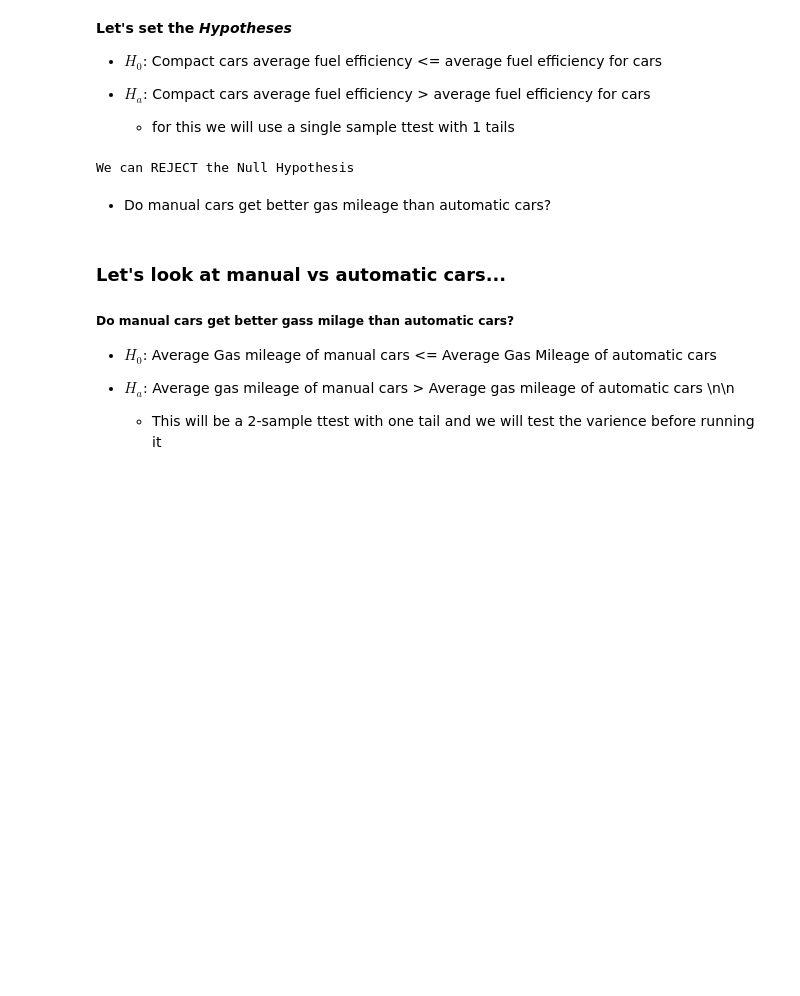
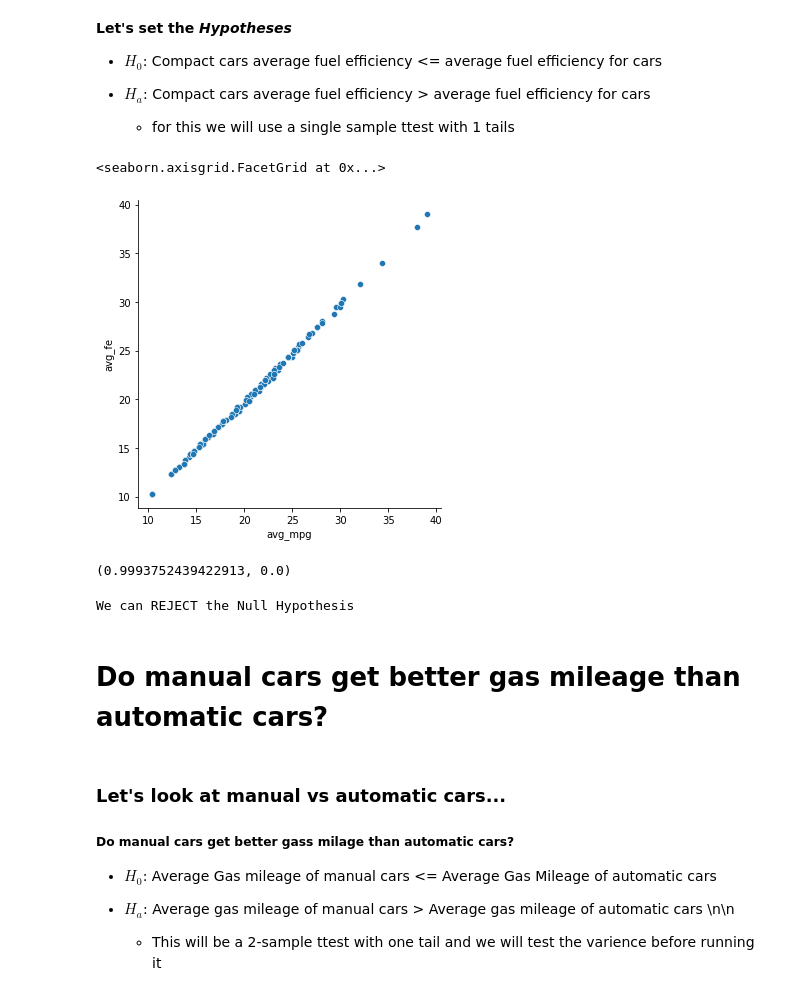
Before and after one commit to David-Howell/statistics-exercises, a Jupyter notebook: hypothesis_testing.ipynb, the cells around one changed output. Drawn from its saved outputs; the diff is of its cells as text; code cells hidden in the pictures; blank space fills up the shorter version.

```diff
--- a/hypothesis_testing.ipynb
+++ b/hypothesis_testing.ipynb
@@ -213,6 +249,17 @@ av_compact_fuel_efficiency = compact_fuel_efficiency.cty * .55 + compact_fuel_ef
 av_all_fuel_efficiency = mpg.cty * .55 + mpg.hwy * .45
 # %%
 t, p = stats.ttest_1samp(av_compact_fuel_efficiency, av_all_fuel_efficiency.mean())
+# %%
+mpg['avg_fe'] = stats.hmean(mpg[['cty','hwy']], axis=1)
+# %%
+sns.relplot(data=mpg, x='avg_mpg', y='avg_fe')
+# %% [output]
+<seaborn.axisgrid.FacetGrid at 0x...>
+[figure, added]
+# %%
+stats.pearsonr(mpg.avg_mpg, mpg.avg_fe)
+# %% [output]
+(0.9993752439422913, 0.0)
 # %%
 if (t > 0) and ((p/2) < α):
     print('We can REJECT the Null Hypothesis')
@@ -221,7 +268,7 @@ else:
 # %% [output]
 We can REJECT the Null Hypothesis
 # %% [markdown]
-- Do manual cars get better gas mileage than automatic cars?
+# Do manual cars get better gas mileage than automatic cars?
 # %% [markdown]
 ### Let's look at manual vs automatic cars...
 ##### Do manual cars get better gass milage than automatic cars?
```
Also changed, not shown: parts of 53 cells of this notebook.
